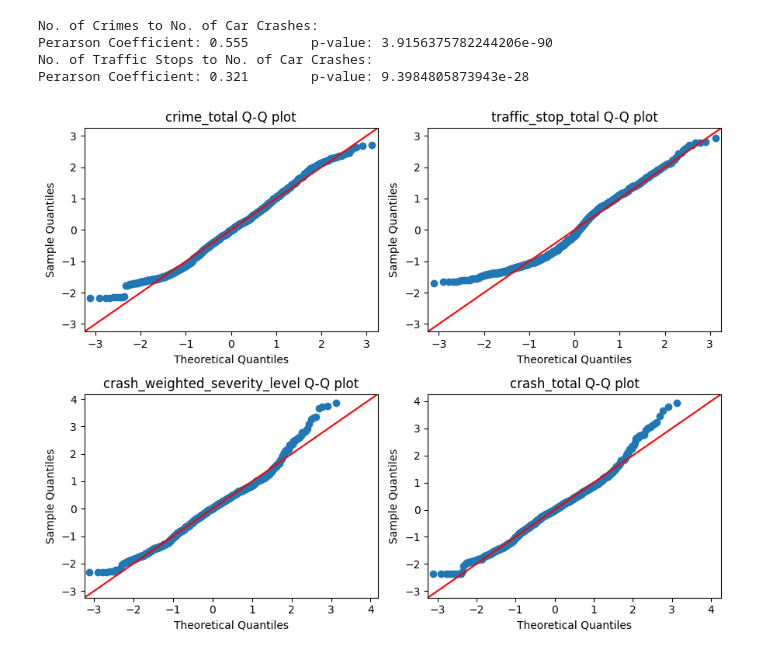
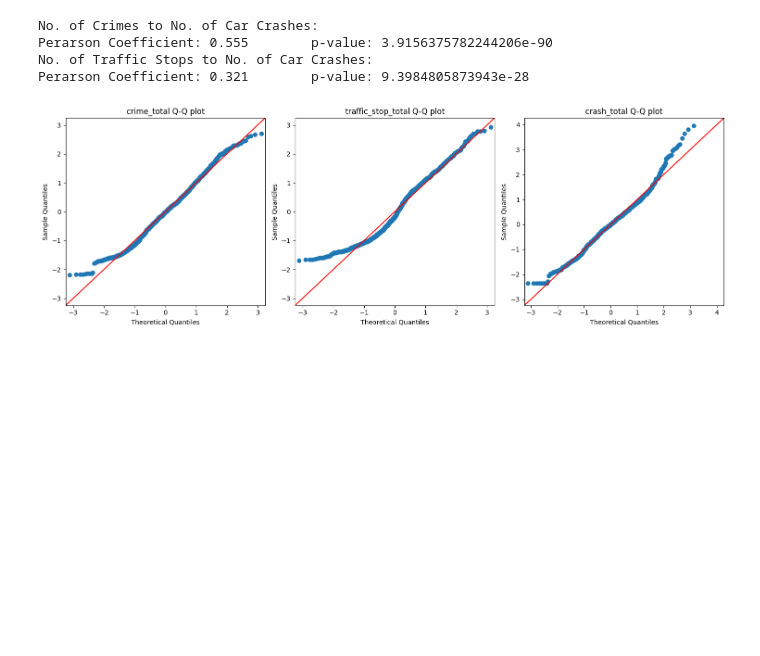
Before and after one commit to samuellau0802/citadel-apac-datathon-2023, a Jupyter notebook: codes/correlation_of_crime,_stop,_crash.ipynb, the cells around one changed output. Drawn from its saved outputs; the diff is of its cells as text; code cells hidden in the pictures; blank space fills up the shorter version.

```diff
--- a/codes/correlation_of_crime,_stop,_crash.ipynb
+++ b/codes/correlation_of_crime,_stop,_crash.ipynb
@@ -12,18 +16,3 @@ df_monthly_district.head()
 | 3 | 1.0 | 2014-04-30 | 5.0 | 8.0 | 78.0 | ... |
 | 4 | 1.0 | 2014-05-31 | 1.0 | 12.0 | 55.0 | ... |
 5 rows × 190 columns
-# %%
-df_monthly_district = df_monthly_district[['crash_crash_MAX_SEVERITY_LEVEL_0',
- 'crash_crash_MAX_SEVERITY_LEVEL_1',
- 'crash_crash_MAX_SEVERITY_LEVEL_2',
- 'crash_crash_MAX_SEVERITY_LEVEL_3',
- 'crash_crash_MAX_SEVERITY_LEVEL_4',
- 'crash_crash_MAX_SEVERITY_LEVEL_8',
- 'crash_crash_MAX_SEVERITY_LEVEL_9',
- 'crime_total',
- 'traffic_stop_total',
- 'crash_total']]
-
-level = ['crash_crash_MAX_SEVERITY_LEVEL_0','crash_crash_MAX_SEVERITY_LEVEL_1','crash_crash_MAX_SEVERITY_LEVEL_2','crash_crash_MAX_SEVERITY_LEVEL_3','crash_crash_MAX_SEVERITY_LEVEL_4','crash_crash_MAX_SEVERITY_LEVEL_8','crash_crash_MAX_SEVERITY_LEVEL_9']
-weights = [0,1,2,3,4,8,9]
-df_monthly_district['crash_weighted_severity_level'] = sum([df_monthly_district[i]*j for i,j in zip(level, weights)])
@@ -58,3 +19,8 @@ ImportError: ignored
+# %%
+df_monthly_district = df_monthly_district[[
+ 'crime_total',
+ 'traffic_stop_total',
+ 'crash_total']]
 # %% [markdown]
 ## Crime/Traffic Stop to The No. of Car Crashes
 # %%
@@ -85,16 +51,14 @@ from statsmodels.graphics.gofplots import qqplot
 from scipy.stats import norm, uniform
 import numpy as np
 # %%
-fig, axs = plt.subplots(2, 2, figsize=(9, 7))
-qqplot(df_monthly_district["crime_total"],norm,fit=True,line="45", ax=axs[0,0])
-axs[0,0].set_title("crime_total Q-Q plot")
-qqplot(df_monthly_district["traffic_stop_total"],norm,fit=True,line="45", ax=axs[0,1])
-axs[0,1].set_title("traffic_stop_total Q-Q plot")
-qqplot(df_monthly_district["crash_weighted_severity_level"],norm,fit=True,line="45", ax=axs[1,0])
-axs[1,0].set_title("crash_weighted_severity_level Q-Q plot")
-qqplot(df_monthly_district["crash_total"],norm,fit=True,line="45", ax=axs[1,1])
-axs[1,1].set_title("crash_total Q-Q plot")
+fig, axs = plt.subplots(1, 3, figsize=(15, 5))
+qqplot(df_monthly_district["crime_total"],norm,fit=True,line="45", ax=axs[0])
+axs[0].set_title("crime_total Q-Q plot")
+qqplot(df_monthly_district["traffic_stop_total"],norm,fit=True,line="45", ax=axs[1])
+axs[1].set_title("traffic_stop_total Q-Q plot")
+qqplot(df_monthly_district["crash_total"],norm,fit=True,line="45", ax=axs[2])
+axs[2].set_title("crash_total Q-Q plot")
 plt.tight_layout()
 plt.show()
 # %% [output]
-[figure, old version]
+[figure, new version]
```
Also changed, not shown: parts of 5 cells of this notebook, 1 other file.
